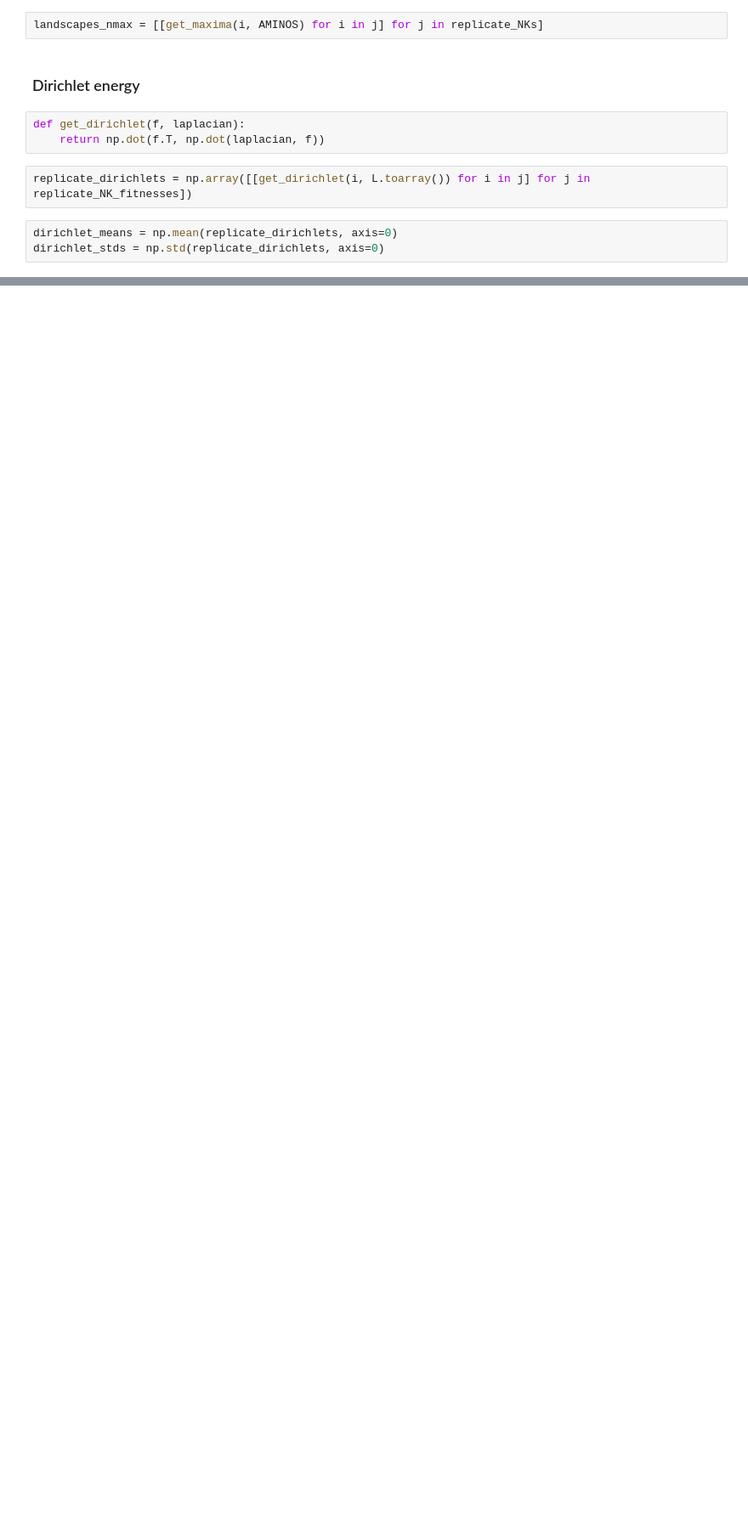
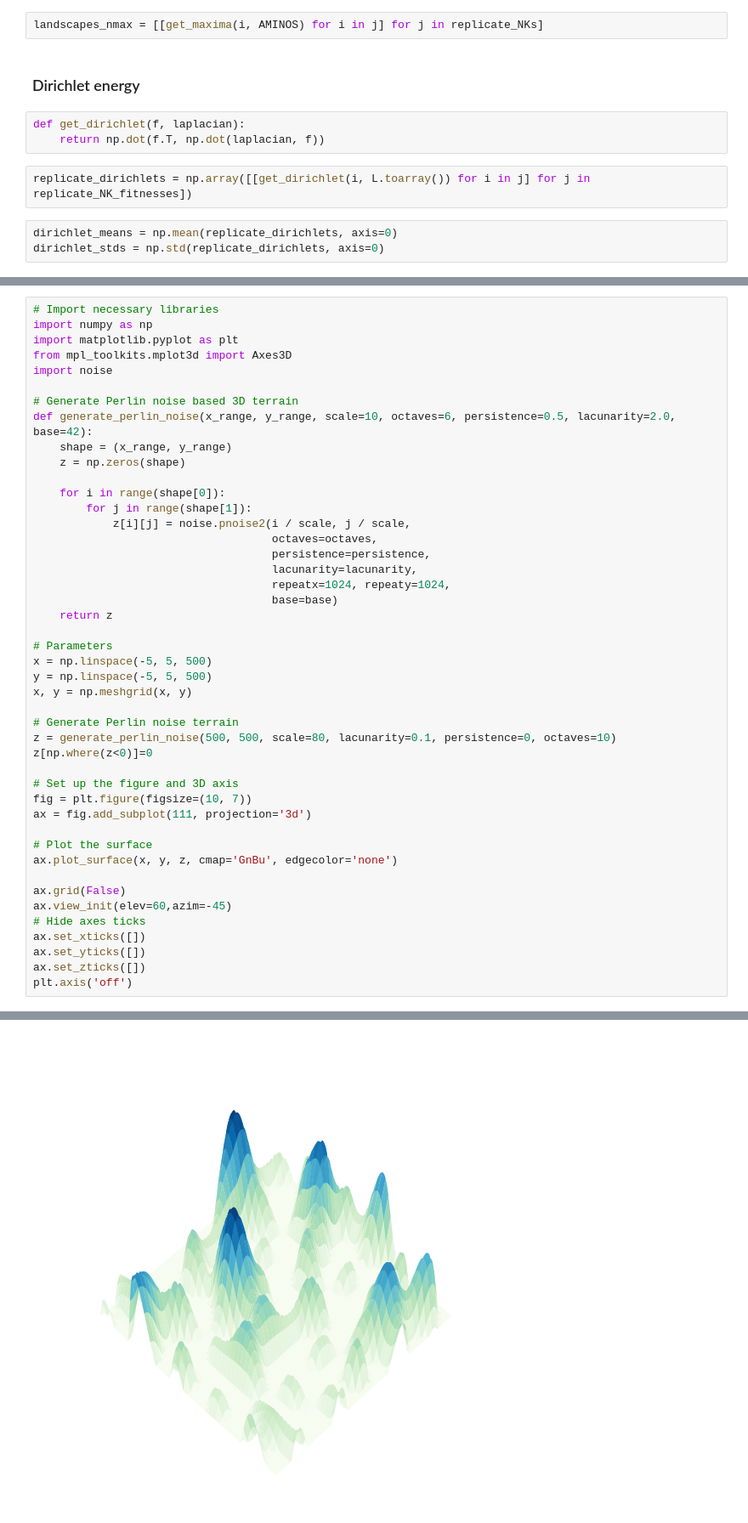
Before and after one commit to RSCJacksonLab/nk-ml, a Jupyter notebook: figures/figure1.ipynb, the cells around one changed output, grey strips where cells are left out. Shown at 85% size. Cells and saved outputs as stored; diff of their text form; blank space fills up the shorter version.

```diff
--- a/figures/figure1.ipynb
+++ b/figures/figure1.ipynb
@@ -459,0 +498,46 @@ fig.savefig('ruggedness-perspective-figure4.svg')
+# %%
+# Import necessary libraries
+import numpy as np
+import matplotlib.pyplot as plt
+from mpl_toolkits.mplot3d import Axes3D
+import noise
+
+# Generate Perlin noise based 3D terrain
+def generate_perlin_noise(x_range, y_range, scale=10, octaves=6, persistence=0.5, lacunarity=2.0, base=42):
+    shape = (x_range, y_range)
+    z = np.zeros(shape)
+
+    for i in range(shape[0]):
+        for j in range(shape[1]):
+            z[i][j] = noise.pnoise2(i / scale, j / scale,
+                                    octaves=octaves,
+                                    persistence=persistence,
+                                    lacunarity=lacunarity,
+                                    repeatx=1024, repeaty=1024,
+                                    base=base)
+    return z
+
+# Parameters
+x = np.linspace(-5, 5, 500)
+y = np.linspace(-5, 5, 500)
+x, y = np.meshgrid(x, y)
+
+# Generate Perlin noise terrain
+z = generate_perlin_noise(500, 500, scale=80, lacunarity=0.1, persistence=0, octaves=10)
+z[np.where(z<0)]=0
+
+# Set up the figure and 3D axis
+fig = plt.figure(figsize=(10, 7))
+ax = fig.add_subplot(111, projection='3d')
+
+# Plot the surface
+ax.plot_surface(x, y, z, cmap='GnBu', edgecolor='none')
+
+ax.grid(False)
+ax.view_init(elev=60,azim=-45)
+# Hide axes ticks
+ax.set_xticks([])
+ax.set_yticks([])
+ax.set_zticks([])
+plt.axis('off')
+# %% [output]
@@ -459,0 +550 @@ fig.savefig('ruggedness-perspective-figure4.svg')
+[figure, added]
```
Also changed, not shown: parts of 16 cells of this notebook, 8 other files.
